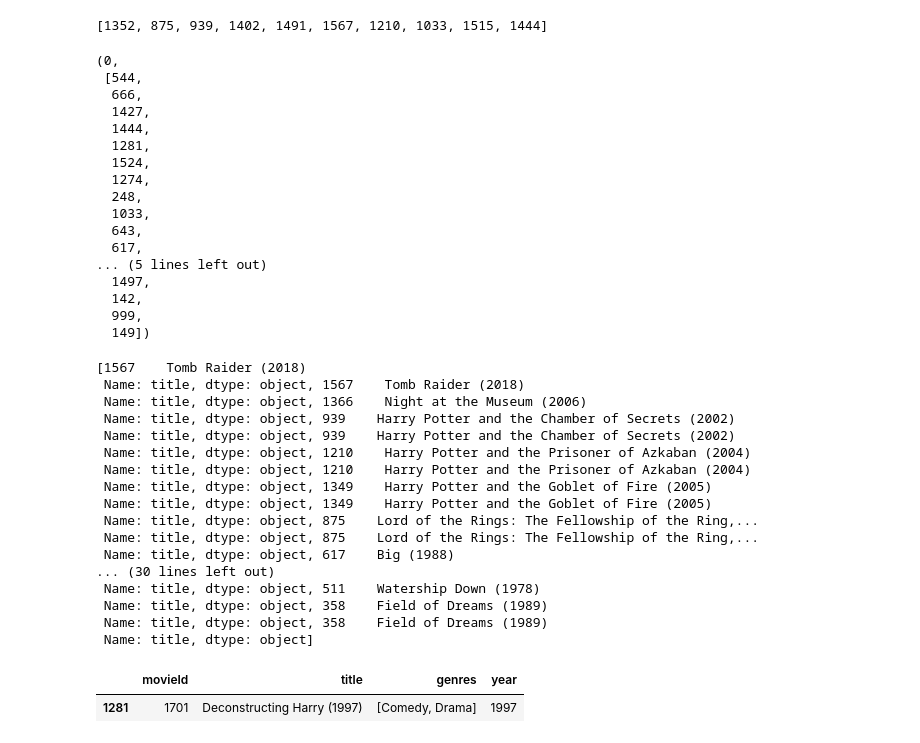
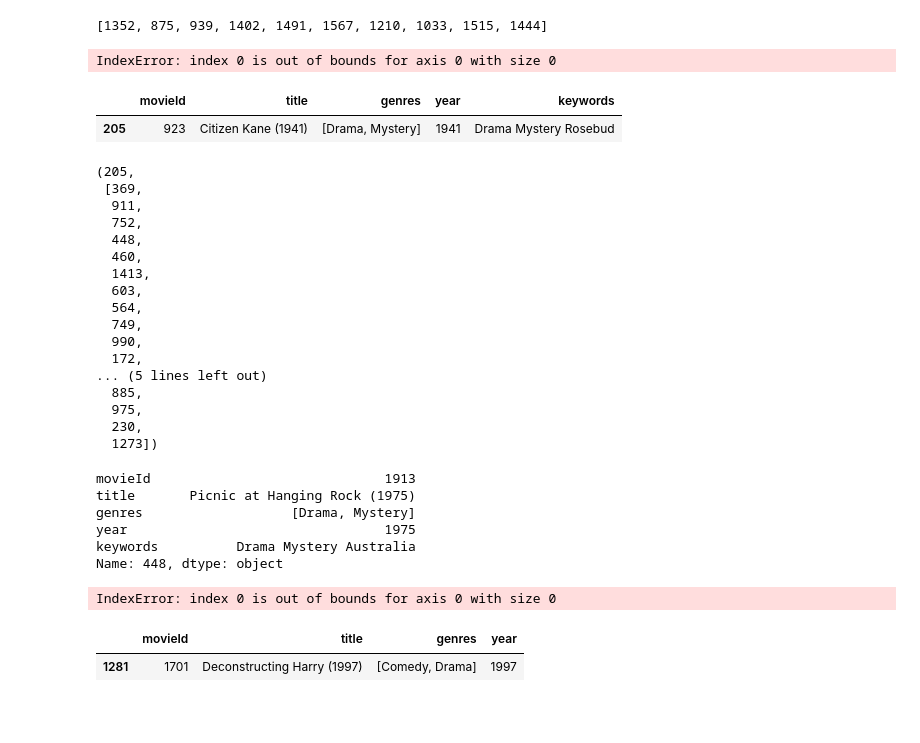
Before and after one commit to aabrahamson3/movie-rec, a Jupyter notebook: notebooks/exploratory/1.0-aa-eda.ipynb, the cells around one changed output. Saved outputs shown, nothing was run; the diff lists cells and outputs as text; code cells hidden in the pictures; blank space fills up the shorter version.

```diff
--- a/notebooks/exploratory/1.0-aa-eda.ipynb
+++ b/notebooks/exploratory/1.0-aa-eda.ipynb
@@ -410,25 +503,9 @@ def tfidf_recs(title, cos_sim = tfidf_cos):
 
     return title, recommended_movies
 # %%
-tfidf_recs(0)
+tfidf_recs(2959)
 # %% [output]
-(0,
- [544,
-  666,
-  1427,
-  1444,
-  1281,
-  1524,
-  1274,
-  248,
-  1033,
-  643,
-  617,
-... (5 lines left out)
-  1497,
-  142,
-  999,
-  149])
+IndexError: index 0 is out of bounds for axis 0 with size 0
 # %%
 def genre_choose(rec_outputs, movies):
     match_list = []
@@ -447,27 +524,45 @@ def genre_choose(rec_outputs, movies):
 #                     print(count)
 #                     count = count + 1
     return match_list
+# %%
+movies_w_tags.loc[movies_w_tags['title'].str.contains('Citizen Kane') ]
+# %% [output]
+|  | movieId | title | genres | year | keywords |
+| 205 | 923 | Citizen Kane (1941) | [Drama, Mystery] | 1941 | Drama Mystery Rosebud |
+# %%
+tfidf_recs(205)
+# %% [output]
+(205,
+ [369,
+  911,
+  752,
+  448,
+  460,
+  1413,
+  603,
+  564,
+  749,
+  990,
+  172,
+... (5 lines left out)
+  885,
+  975,
+  230,
+  1273])
+# %%
+movies_w_tags.iloc[448,:]
+# %% [output]
+movieId                              1913
+title       Picnic at Hanging Rock (1975)
+genres                   [Drama, Mystery]
+year                                 1975
+keywords          Drama Mystery Australia
+Name: 448, dtype: object
 # %%
 # print(movies_w_tags.loc[movies_w_tags.index == 758])
-genre_choose(tfidf_recs(1), movies_w_tags)
+genre_choose(tfidf_recs(2959), movies_w_tags)
 # %% [output]
-[1567    Tomb Raider (2018)
- Name: title, dtype: object, 1567    Tomb Raider (2018)
- Name: title, dtype: object, 1366    Night at the Museum (2006)
- Name: title, dtype: object, 939    Harry Potter and the Chamber of Secrets (2002)
- Name: title, dtype: object, 939    Harry Potter and the Chamber of Secrets (2002)
- Name: title, dtype: object, 1210    Harry Potter and the Prisoner of Azkaban (2004)
- Name: title, dtype: object, 1210    Harry Potter and the Prisoner of Azkaban (2004)
- Name: title, dtype: object, 1349    Harry Potter and the Goblet of Fire (2005)
- Name: title, dtype: object, 1349    Harry Potter and the Goblet of Fire (2005)
- Name: title, dtype: object, 875    Lord of the Rings: The Fellowship of the Ring,...
- Name: title, dtype: object, 875    Lord of the Rings: The Fellowship of the Ring,...
- Name: title, dtype: object, 617    Big (1988)
-... (30 lines left out)
- Name: title, dtype: object, 511    Watership Down (1978)
- Name: title, dtype: object, 358    Field of Dreams (1989)
- Name: title, dtype: object, 358    Field of Dreams (1989)
- Name: title, dtype: object]
+IndexError: index 0 is out of bounds for axis 0 with size 0
 # %%
 movies.loc[movies.index == 1281]
 # %% [output]
```
Also changed, not shown: parts of 22 cells of this notebook.
